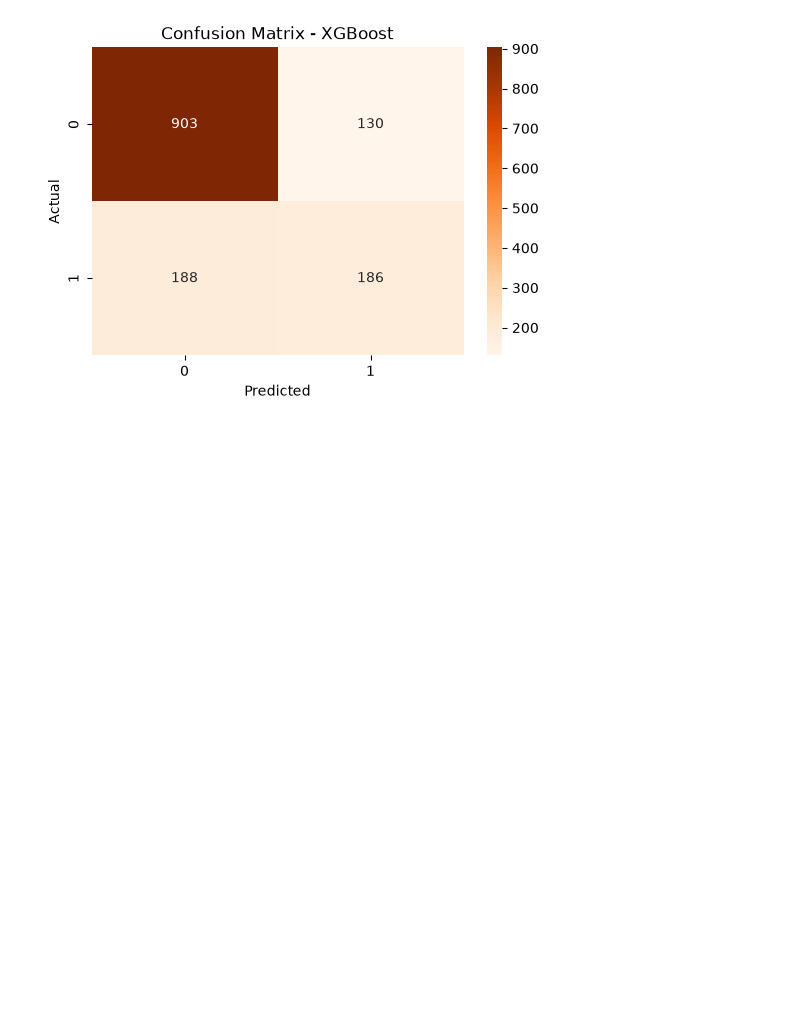
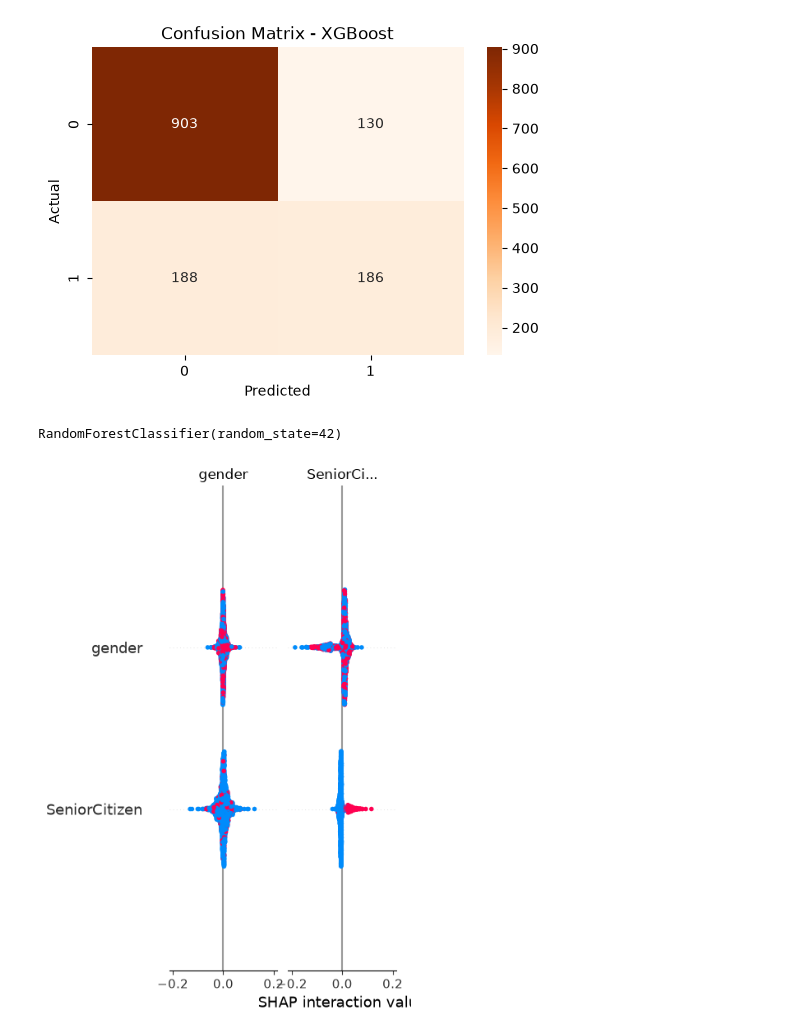
Before and after one commit to janupalliradhika/customer-churn-prediction, a Jupyter notebook: notebooks/eda.ipynb, the cells around one changed output. Cells and saved outputs as stored; diff of their text form; code cells hidden in the pictures; blank space fills up the shorter version.

```diff
--- a/notebooks/eda.ipynb
+++ b/notebooks/eda.ipynb
@@ -957,0 +1162,10 @@ y = df["Churn_Yes"]
+# %%
+# Convert target to 0 and 1
+df["Churn"] = df["Churn"].map({"No": 0, "Yes": 1})
+
+# Features and Target
+X = df.drop("Churn", axis=1)
+y = df["Churn"]
+
+print(y.head())
+print(y.dtype)
@@ -993,0 +1277,3 @@ df = pd.get_dummies(df, drop_first=True)
+# %%
+X = df.drop("Churn", axis=1)
+y = df["Churn"].copy()
@@ -994,3 +1293,12 @@ df = pd.get_dummies(df, drop_first=True)
+# %%
+from sklearn.model_selection import train_test_split
+
+X_train, X_test, y_train, y_test = train_test_split(
+    X,
+    y,
+    test_size=0.2,
+    random_state=42
+)
 # %%
 from sklearn.linear_model import LogisticRegression
 
@@ -1097,0 +1409,7 @@ plt.show()
+# %%
+from sklearn.ensemble import RandomForestClassifier
+
+rf = RandomForestClassifier(random_state=42)
+rf.fit(X_train, y_train)
+# %% [output]
+RandomForestClassifier(random_state=42)
@@ -1097,0 +1418,4 @@ plt.show()
+# %%
+shap.summary_plot(shap_values, X_test)
+# %% [output]
+[figure, added]
```
Also changed, not shown: parts of 71 cells of this notebook.
